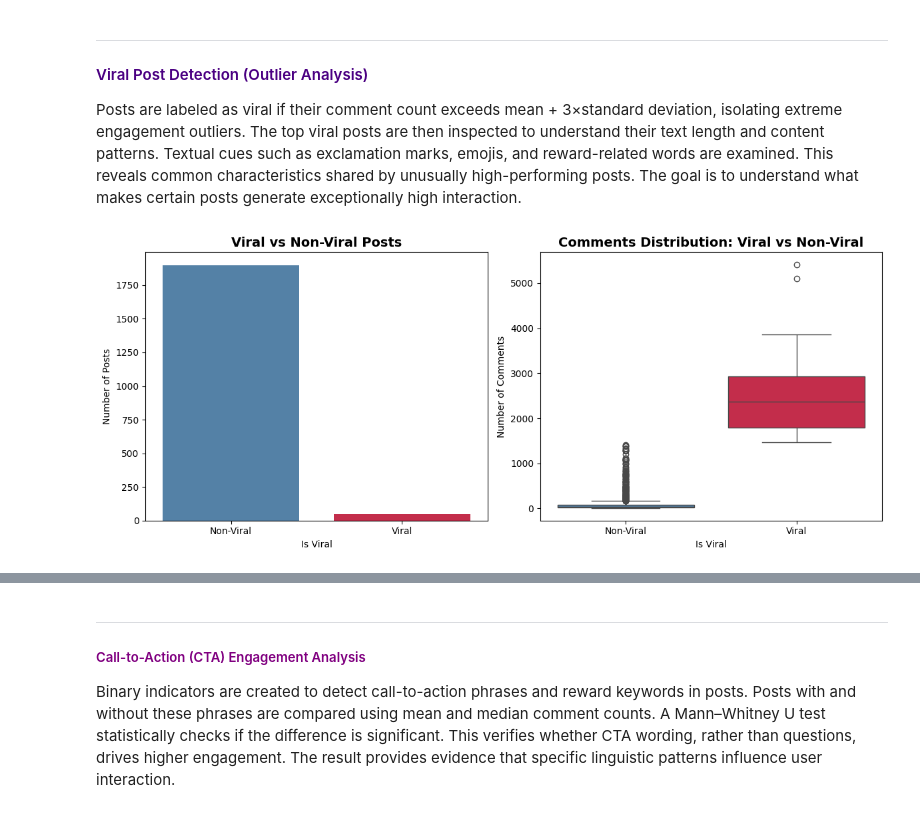
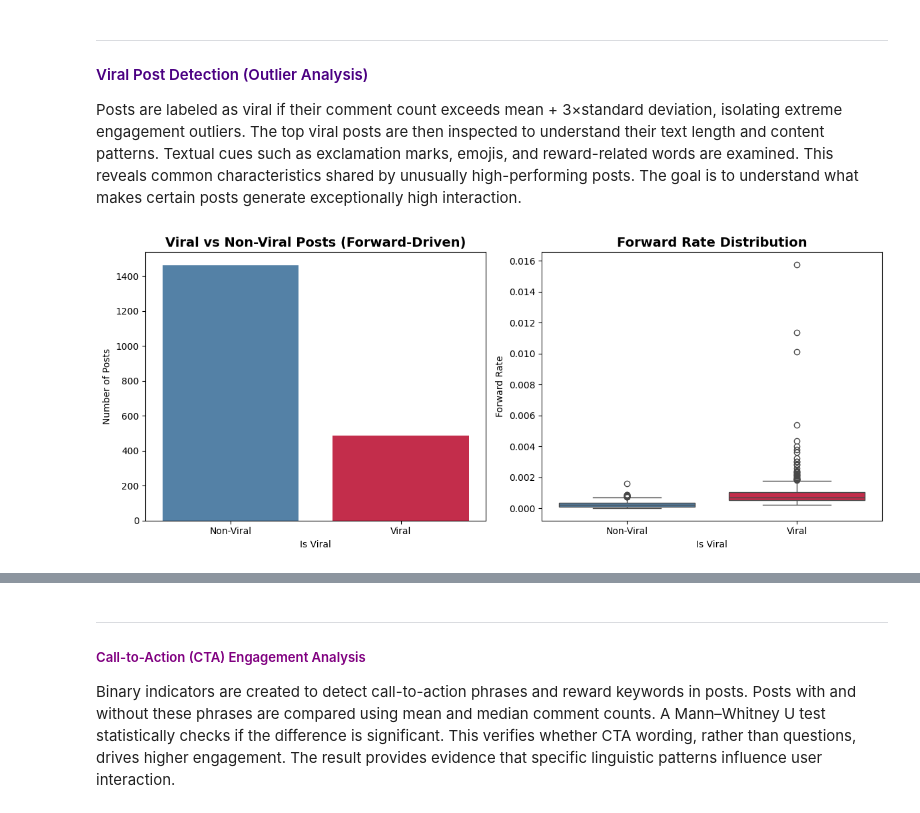
Before and after one commit to birhanumoges/Social-Media-Comment-Analysis, a Jupyter notebook: analysis_notebooks/EDA_Analysis.ipynb, the cells around one changed output, grey strips where cells are left out. Drawn from its saved outputs; the diff is of its cells as text; code cells hidden in the pictures.

```diff
--- a/analysis_notebooks/EDA_Analysis.ipynb
+++ b/analysis_notebooks/EDA_Analysis.ipynb
@@ -1073,48 +1073,65 @@ Textual cues such as exclamation marks, emojis, and reward-related words are exa
 This reveals common characteristics shared by unusually high-performing posts.
 The goal is to understand what makes certain posts generate exceptionally high interaction.
 # %%
-# Viral vs Non-Viral Posts Visualization - Fixed Warnings
+# ============================================
+# TELEGRAM VIRAL ANALYSIS — WARNING FREE
+# seaborn >= 0.13 compliant
+# ============================================
 
 import matplotlib.pyplot as plt
 import seaborn as sns
 
-# Identify viral posts
-mean_comments = posts['num_comments'].mean()
-std_comments = posts['num_comments'].std()
-viral_threshold = mean_comments + 3 * std_comments
+# --- Viral label (correct rule) ---
+posts['is_viral'] = (posts['forward_rate'] >= posts['fr_q75'])
 
-posts['is_viral'] = posts['num_comments'] > viral_threshold
-
-# Visualization
 fig, axes = plt.subplots(1, 2, figsize=(12, 5))
 
-# Bar: Viral vs Non-Viral Count
-sns.countplot(data=posts, x='is_viral', hue='is_viral', palette=['steelblue', 'crimson'],
-              legend=False, ax=axes[0])
-axes[0].set_title('Viral vs Non-Viral Posts', fontsize=14, fontweight='bold')
+# ---- Count Plot (no warnings) ----
+sns.countplot(
+    data=posts,
+    x='is_viral',
+    hue='is_viral',          # required for palette
+    palette=['steelblue', 'crimson'],
+    legend=False,
+    ax=axes[0]
+)
+
+axes[0].set_title('Viral vs Non-Viral Posts (Forward-Driven)', fontsize=14, fontweight='bold')
 axes[0].set_xlabel('Is Viral')
 axes[0].set_ylabel('Number of Posts')
 axes[0].set_xticks([0, 1])
 axes[0].set_xticklabels(['Non-Viral', 'Viral'])
 
-# Boxplot: Comments Distribution
-sns.boxplot(data=posts, x='is_viral', y='num_comments', hue='is_viral', palette=['steelblue', 'crimson'],
-            legend=False, ax=axes[1])
-axes[1].set_title('Comments Distribution: Viral vs Non-Viral', fontsize=14, fontweight='bold')
+# ---- Box Plot (no warnings) ----
+sns.boxplot(
+    data=posts,
+    x='is_viral',
+    y='forward_rate',
+    hue='is_viral',          # required for palette
+    palette=['steelblue', 'crimson'],
+    legend=False,
+    ax=axes[1]
+)
+
+axes[1].set_title('Forward Rate Distribution', fontsize=14, fontweight='bold')
 axes[1].set_xlabel('Is Viral')
-axes[1].set_ylabel('Number of Comments')
+axes[1].set_ylabel('Forward Rate')
 axes[1].set_xticks([0, 1])
 axes[1].set_xticklabels(['Non-Viral', 'Viral'])
 
 plt.tight_layout()
 plt.show()
 
-print(f"Viral Threshold: {viral_threshold:.0f} comments")
-print(f"Viral Posts: {posts['is_viral'].sum()}")
-print("\nTop 3 Viral Posts:")
-for idx, row in posts[posts['is_viral']].head(3).iterrows():
-    print(f"\nPost {row['msg_id']}: {row['num_comments']} comments")
-    print(f"Text: {row['cleaned_text'][:100]}...")
-    print(f"Length: {row['text_length']} chars | Has question: {row['has_question']}")
+# ---- Reporting ----
+viral_posts = posts[posts['is_viral']]
+
+print(f"Total Viral Posts: {len(viral_posts)} ({len(viral_posts)/len(posts)*100:.2f}%)\n")
+
+print("Top 5 Viral Posts:")
+for _, row in viral_posts.head(5).iterrows():
+    print(f"\nPost {row.get('msg_id','N/A')}")
+    print(f"Forwards: {row['forwards']} | Views: {row['views']} | Forward rate: {row['forward_rate']:.5f}")
+    print(f"Text: {str(row.get('cleaned_text',''))[:120]}...")
+    print("-"*60)
 # %% [output]
-[figure, old version]
+[figure, new version]
```
Also changed, not shown: parts of 2 cells of this notebook.
